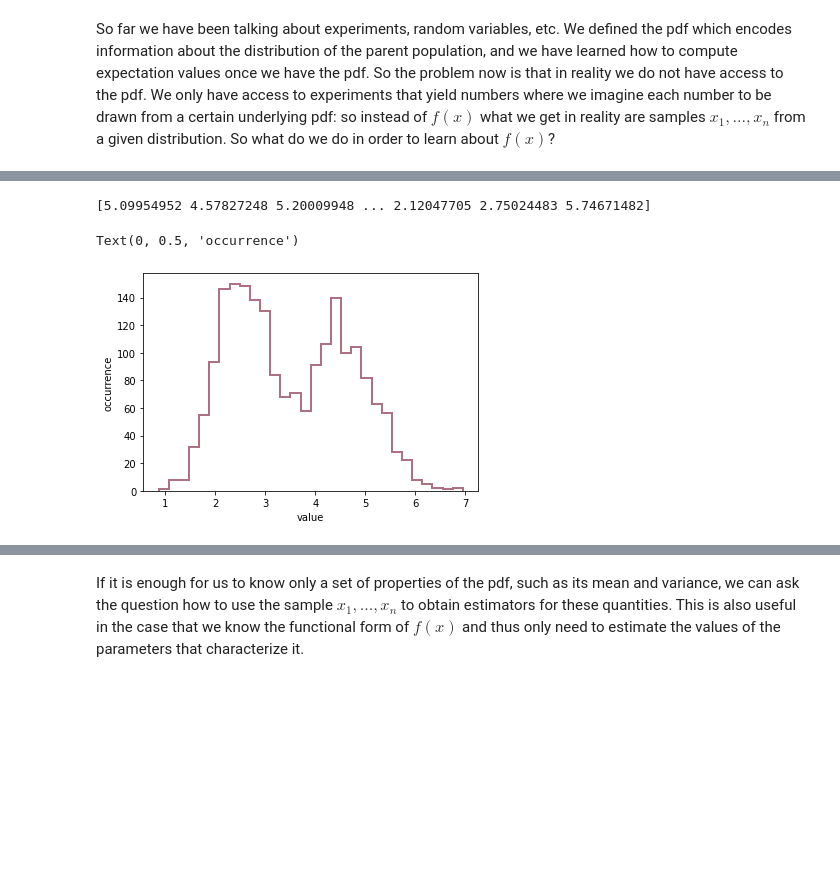
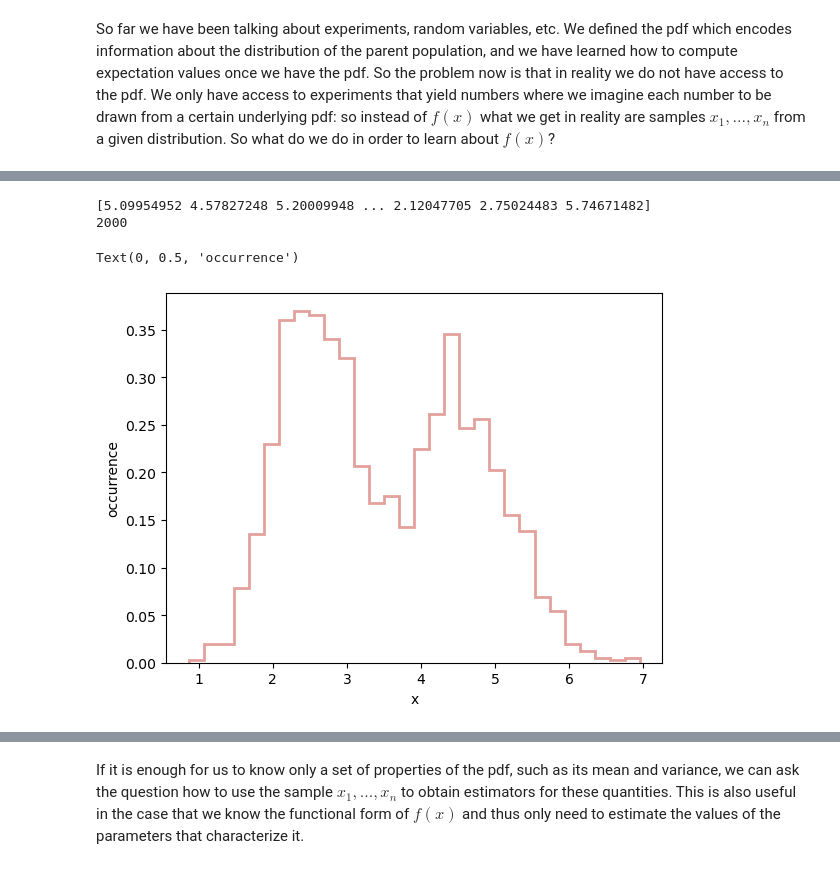
Before and after one commit to hou-physics/stat_methods_AIfA_2024_group_07, a Jupyter notebook: lecture_03/L03_point-processes.ipynb, the cells around one changed output, grey strips where cells are left out. Saved outputs shown, nothing was run; the diff lists cells and outputs as text; code cells hidden in the pictures; blank space fills up the shorter version.

```diff
--- a/lecture_03/L03_point-processes.ipynb
+++ b/lecture_03/L03_point-processes.ipynb
@@ -19,12 +39,14 @@ import matplotlib.pyplot as plt
 # %%
 data = np.load('data/data.npy')
 
 print(data)
+print(data.shape[0])
 
-_ = plt.hist(data, histtype='step', bins=30, color='#AE7182', linewidth=2)
-plt.xlabel('value')
+_ = plt.hist(data, histtype='step', bins=30, color='#e3a19c', linewidth=2, density=True)
+plt.xlabel('x')
 plt.ylabel('occurrence')
 # %% [output]
 [5.09954952 4.57827248 5.20009948 ... 2.12047705 2.75024483 5.74671482]
+2000
 Text(0, 0.5, 'occurrence')
-[figure, old version]
+[figure, new version]
```
Also changed, not shown: parts of 13 cells of this notebook.
